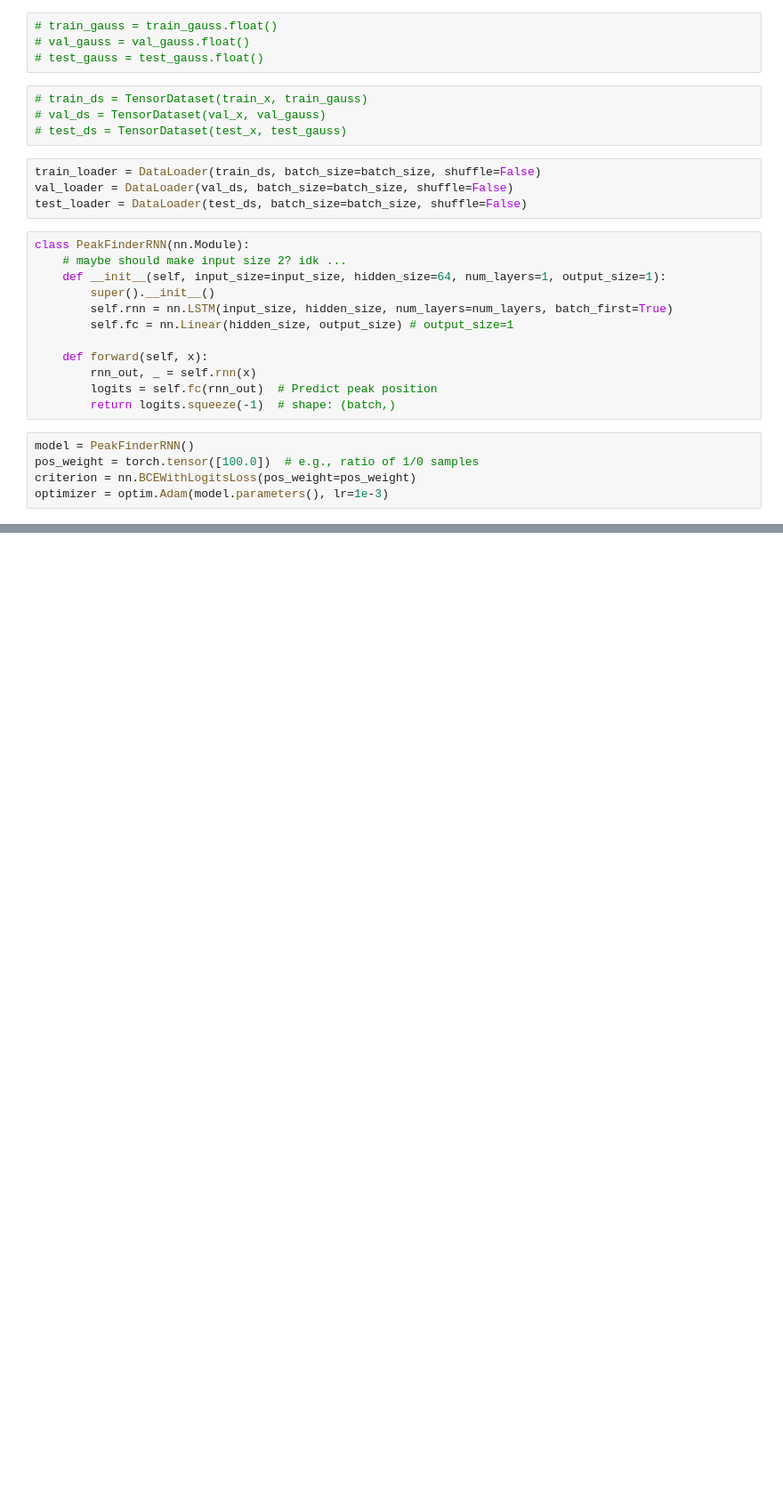
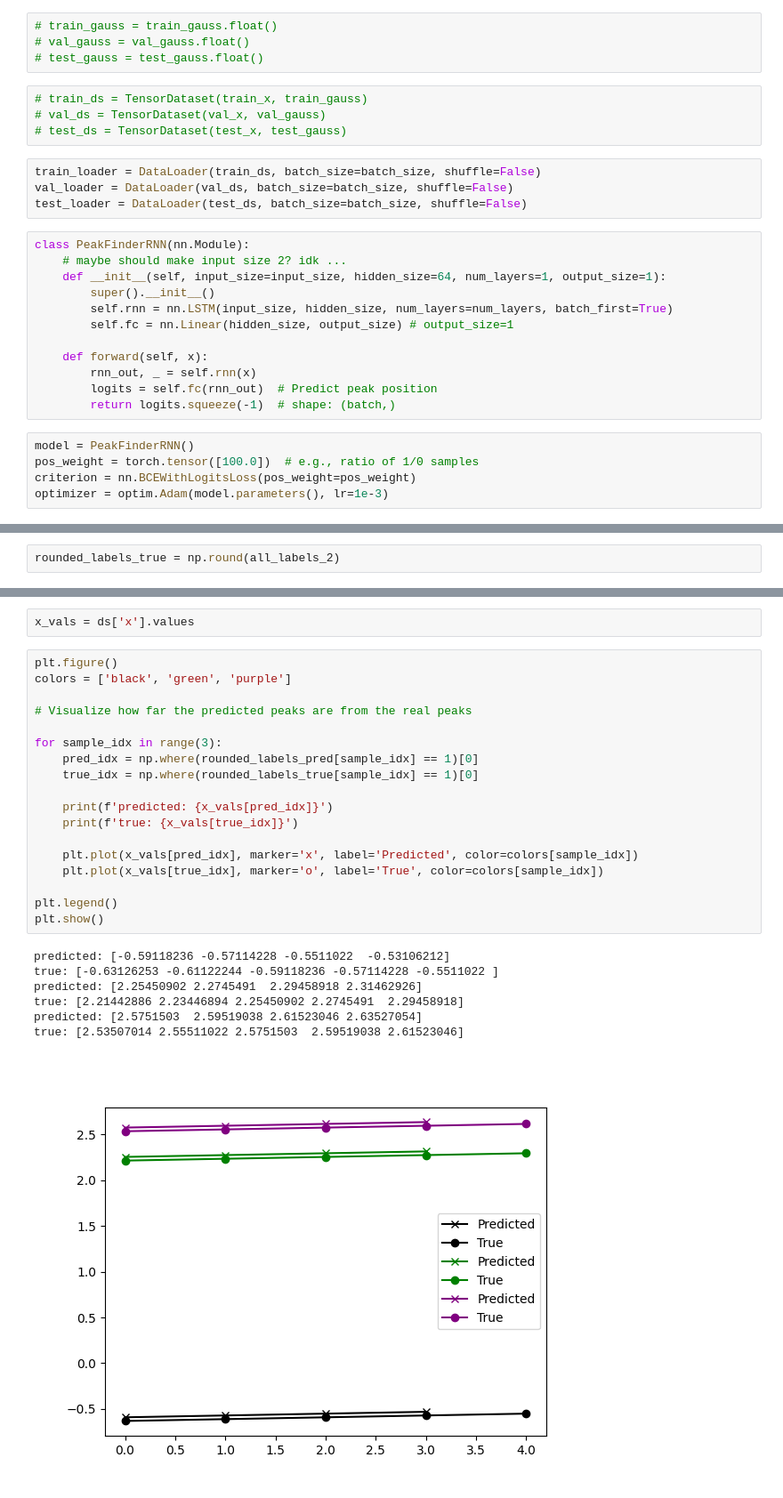
Before and after one commit to soniahasko/internship_2025, a Jupyter notebook: RNN_attempt_1.ipynb, the cells around one changed output, grey strips where cells are left out. Shown at 89% size. Saved outputs shown, nothing was run; the diff lists cells and outputs as text; blank space fills up the shorter version.

```diff
--- a/RNN_attempt_1.ipynb
+++ b/RNN_attempt_1.ipynb
@@ -309,0 +323,2 @@ print(np.mean(all_1))
+# %%
+rounded_labels_true = np.round(all_labels_2)
@@ -309,0 +349,28 @@ print(np.mean(all_1))
+# %%
+x_vals = ds['x'].values
+# %%
+plt.figure()
+colors = ['black', 'green', 'purple']
+
+# Visualize how far the predicted peaks are from the real peaks
+
+for sample_idx in range(3):
+    pred_idx = np.where(rounded_labels_pred[sample_idx] == 1)[0]
+    true_idx = np.where(rounded_labels_true[sample_idx] == 1)[0]
+
+    print(f'predicted: {x_vals[pred_idx]}')
+    print(f'true: {x_vals[true_idx]}')
+
+    plt.plot(x_vals[pred_idx], marker='x', label='Predicted', color=colors[sample_idx])
+    plt.plot(x_vals[true_idx], marker='o', label='True', color=colors[sample_idx])
+
+plt.legend()
+plt.show()
+# %% [output]
+predicted: [-0.59118236 -0.57114228 -0.5511022  -0.53106212]
+true: [-0.63126253 -0.61122244 -0.59118236 -0.57114228 -0.5511022 ]
+predicted: [2.25450902 2.2745491  2.29458918 2.31462926]
+true: [2.21442886 2.23446894 2.25450902 2.2745491  2.29458918]
+predicted: [2.5751503  2.59519038 2.61523046 2.63527054]
+true: [2.53507014 2.55511022 2.5751503  2.59519038 2.61523046]
+[figure, added]
```
Also changed, not shown: parts of 16 cells of this notebook, 1 other file.
